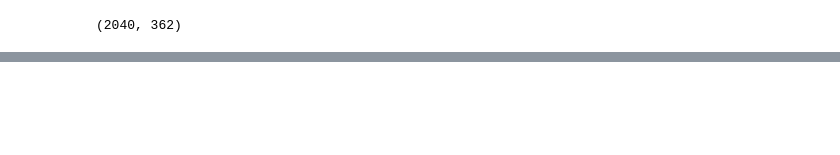
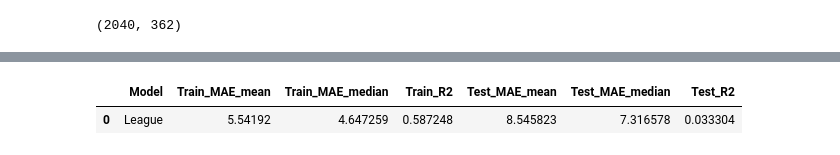
Before and after one commit to colterwood/LHL-final-final-project, a Jupyter notebook: notebooks/16_gamelog_modeling.ipynb, the cells around one changed output, grey strips where cells are left out. Drawn from its saved outputs; the diff is of its cells as text; code cells hidden in the pictures; blank space fills up the shorter version.

Commit message:
data updates

```diff
--- a/notebooks/16_gamelog_modeling.ipynb
+++ b/notebooks/16_gamelog_modeling.ipynb
@@ -48,0 +507,19 @@ df.shape
+# %%
+# explicitly define leakage-prevention logic
+year_cols = {
+    2023: ['2023'],
+    2022: ['2022', '2023'],
+    2021: ['2021', '2022', '2023'],
+    2020: ['2020', '2021', '2022', '2023']
+}
+
+# loop clearly to zero future values to prevent leakage
+for yr, yrs_to_zero in year_cols.items():
+    for col_year in yrs_to_zero:
+        cols_to_zero = [col for col in df_model.columns if col_year in col]
+        df_model.loc[df_model['year'] == yr, cols_to_zero] = 0
+
+# quick explicit verification
+for yr in [2020, 2021, 2022, 2023]:
+    cols_checked = [col for col in df_model.columns if any(str(y) in col for y in range(yr, 2024))]
+    print(f"Year {yr}, sum after zeroing:", df_model.loc[df_model["year"] == yr, cols_checked].sum().sum())
@@ -48,0 +607,75 @@ df.shape
+# %%
+team_name = "League"
+model_df = df_model
+
+train_df = model_df[model_df["year"] < 2024]
+test_df = model_df[model_df["year"] == 2024]
+
+X_train = train_df.drop(columns=["team", "opp", "team_score", "opp_score", "day", "month", "year"])
+y_train = train_df["team_score"]
+
+X_test = test_df.drop(columns=["team", "opp", "team_score", "opp_score", "day", "month", "year"])
+y_test = test_df["team_score"]
+
+# meta info for tracking predictions
+meta_test = test_df[["team", "opp", "team_score"]].reset_index(drop=True)
+meta_train = train_df[["team", "opp", "team_score"]].reset_index(drop=True)
+
+# initialize basic XGB model (standard params)
+model = XGBRegressor(
+    n_estimators=100,
+    max_depth=3,
+    learning_rate=0.1,
+    subsample=1,
+    colsample_bytree=1,
+    random_state=42,
+    verbosity=0
+)
+
+# train model
+model.fit(X_train, y_train)
+
+# make predictions
+y_pred_test = model.predict(X_test)
+y_pred_train = model.predict(X_train)
+
+# calculate row-level MAE
+team_score_mae_test = np.abs(y_pred_test - y_test.values)
+team_score_mae_train = np.abs(y_pred_train - y_train.values)
+
+# store prediction rows (test)
+predictions_test_df = pd.DataFrame({
+    "Model": team_name,
+    "team": meta_test["team"],
+    "opp": meta_test["opp"],
+    "team_score": meta_test["team_score"],
+    "team_score_pred": y_pred_test,
+    "team_score_mae": team_score_mae_test
+})
+
+# store prediction rows (train)
+predictions_train_df = pd.DataFrame({
+    "Model": team_name,
+    "team": meta_train["team"],
+    "opp": meta_train["opp"],
+    "team_score": meta_train["team_score"],
+    "team_score_pred": y_pred_train,
+    "team_score_mae": team_score_mae_train
+})
+
+# summary metrics (train and test)
+results_df = pd.DataFrame([{
+    "Model": team_name,
+    "Train_MAE_mean": team_score_mae_train.mean(),
+    "Train_MAE_median": np.median(team_score_mae_train),
+    "Train_R2": r2_score(y_train, y_pred_train),
+    "Test_MAE_mean": team_score_mae_test.mean(),
+    "Test_MAE_median": np.median(team_score_mae_test),
+    "Test_R2": r2_score(y_test, y_pred_test)
+}])
+
+# display summary metrics
+results_df
+# %% [output]
+|  | Model | Train_MAE_mean | Train_MAE_median | Train_R2 | Test_MAE_mean | Test_MAE_median | Test_R2 |
+| 0 | League | 5.54192 | 4.647259 | 0.587248 | 8.545823 | 7.316578 | 0.033304 |
```
Also changed, not shown: parts of 35 cells of this notebook, 4 other files.
